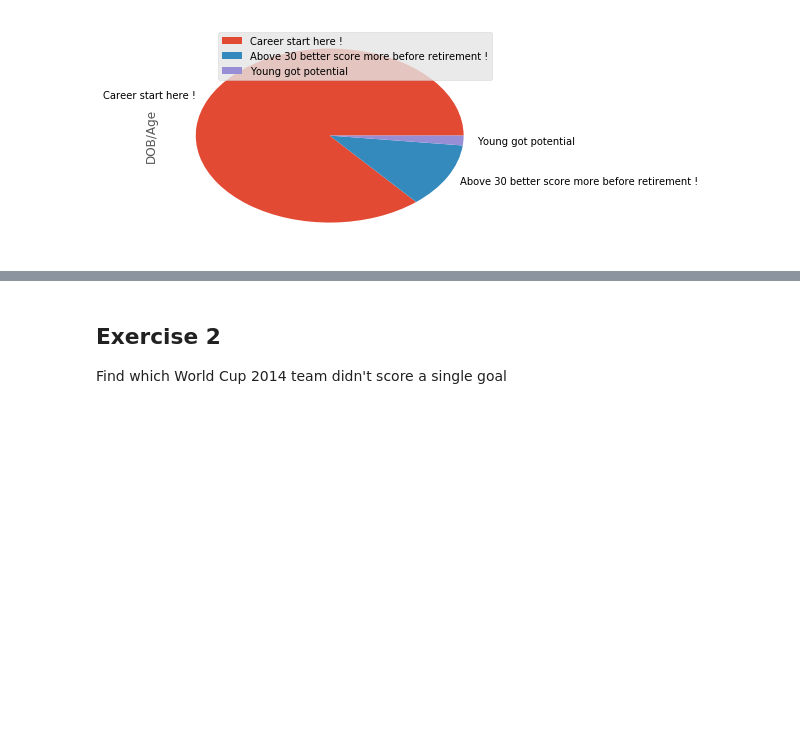
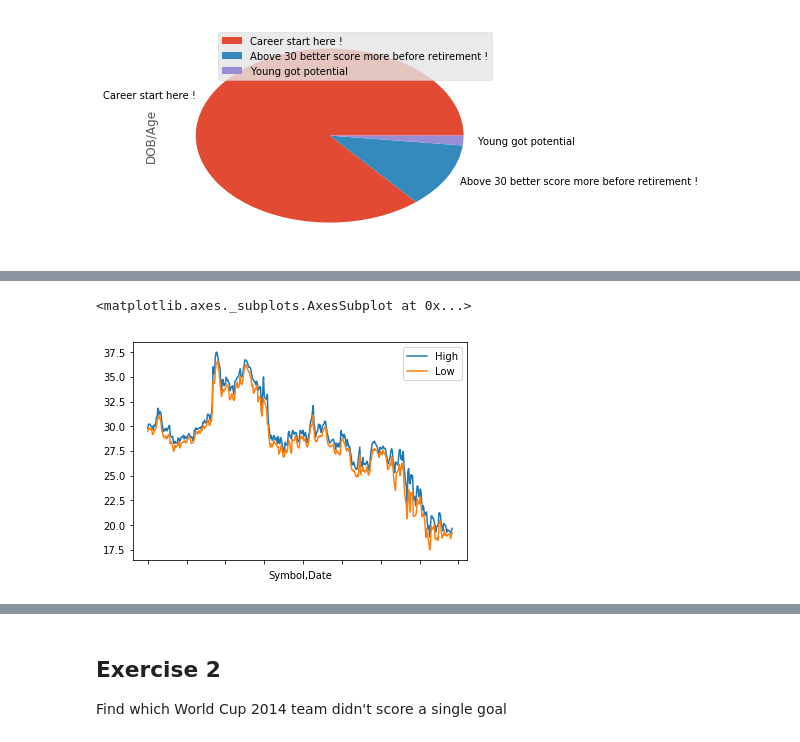
Before and after one commit to kenken64/PandasAteMyData, a Jupyter notebook: PandasAteMyData - World Cup 2014 Data Analysis.ipynb, the cells around one changed output, grey strips where cells are left out. Drawn from its saved outputs; the diff is of its cells as text; code cells hidden in the pictures; blank space fills up the shorter version.

```diff
--- a/PandasAteMyData - World Cup 2014 Data Analysis.ipynb
+++ b/PandasAteMyData - World Cup 2014 Data Analysis.ipynb
@@ -648,0 +673,3 @@ Find both soccer celebrity from Team Brazil (Ronadlo and Ronaldinho)
+# %%
+bb = data.DataReader(name = "MSFT", data_source = "morningstar", start = "2007-07-01", end = "2008-12-31")
+bb.head(3)
@@ -648,0 +682,5 @@ Find both soccer celebrity from Team Brazil (Ronadlo and Ronaldinho)
+# %%
+bb[["High", "Low"]].plot()
+# %% [output]
+<matplotlib.axes._subplots.AxesSubplot at 0x...>
+[figure, added]
```
Also changed, not shown: parts of 13 cells of this notebook, 3 other files.
